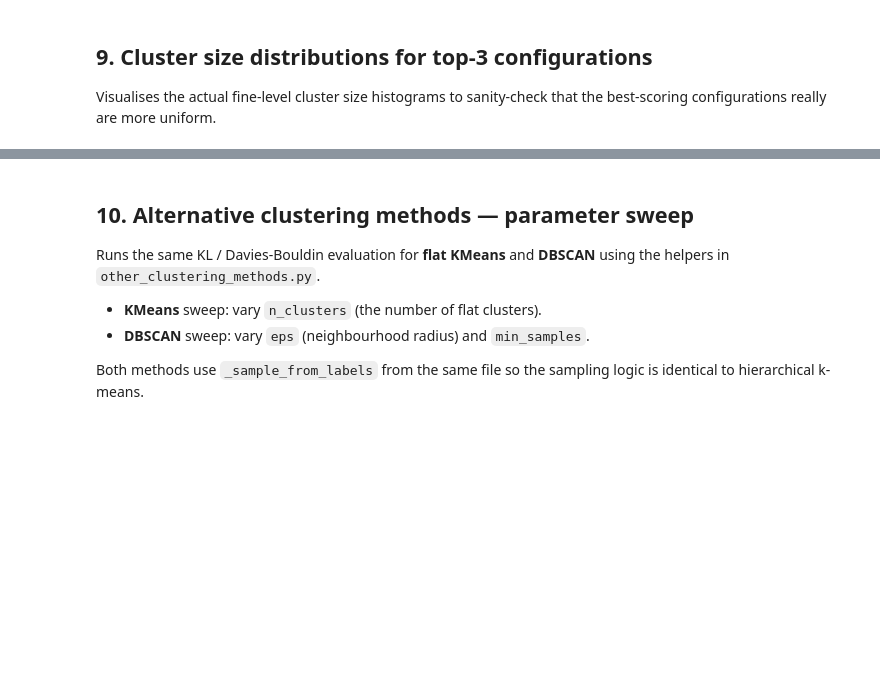
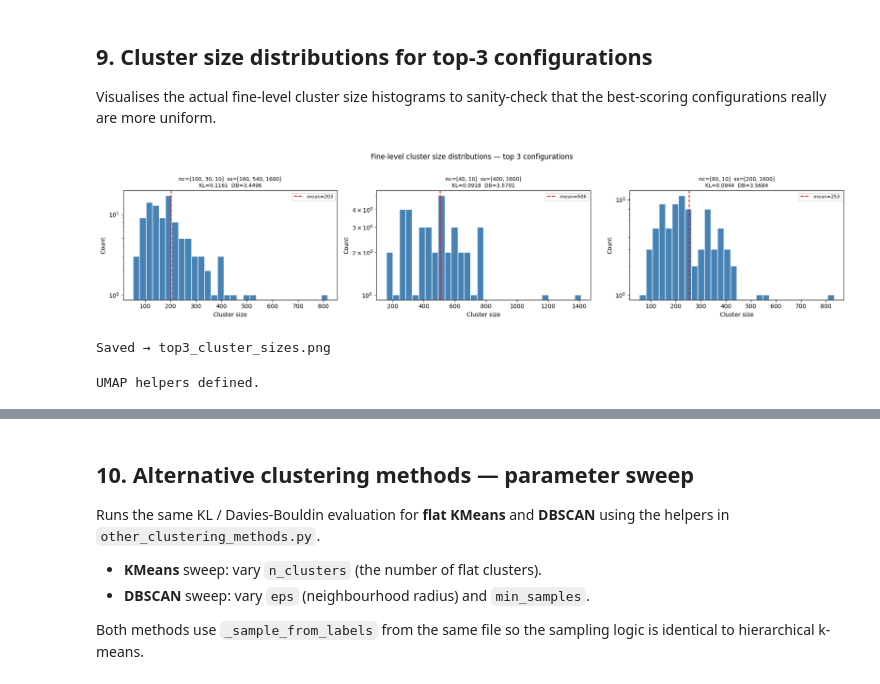
Before and after one commit to Micaet/WB2_Project, a Jupyter notebook: clustering_witk_kmeans_dbscan.ipynb, the cells around one changed output, grey strips where cells are left out. Cells and saved outputs as stored; diff of their text form; code cells hidden in the pictures; blank space fills up the shorter version.

```diff
--- a/clustering_witk_kmeans_dbscan.ipynb
+++ b/clustering_witk_kmeans_dbscan.ipynb
@@ -362,0 +336,36 @@ print(f"Grid size: {len(PARAM_GRID)} configurations")
+# %%
+PARAM_GRID = [
+    # ── Fix 1: sample_sizes scaled to actual cluster size ──────────────────
+    # With 16k samples / 150 fine clusters = ~108 avg size
+    # sample_size should be >= avg cluster size to actually resample effectively
+    ([150, 50, 10], [110, 325, 1600], 20),
+    ([150, 50, 10], [110, 325, 1600], 40),
+    ([100, 30, 10], [160, 540, 1600], 20),
+    ([100, 30, 10], [160, 540, 1600], 40),
+
+    # ── Fix 2: smaller fine level to reduce over-segmentation ───────────────
+    # 50-60 fine clusters for 16k samples = ~270-320 avg size, more coherent
+    ([60, 20, 10],  [270, 800, 1600], 20),
+    ([60, 20, 10],  [270, 800, 1600], 40),
+    ([50, 15, 10],  [325, 1000, 1600], 20),
+    ([50, 15, 10],  [325, 1000, 1600], 40),
+
+    # ── Fix 3: don't force coarse K=10, let it be K=15-20 ──────────────────
+    # Your 10 classes have substructure (indoor vs outdoor beach etc.)
+    ([100, 30, 15], [160, 540, 1000], 20),
+    ([100, 30, 20], [160, 540, 800],  20),
+    ([60,  20, 15], [270, 800, 1000], 20),
+    ([60,  20, 15], [270, 800, 1000], 40),
+
+    # ── Fix 4: high resamples on shallow configs for imbalanced data ────────
+    ([80, 10],  [200, 1600], 50),
+    ([60, 10],  [270, 1600], 50),
+    ([50, 10],  [325, 1600], 50),
+    ([40, 10],  [400, 1600], 50),
+
+    # ── Fix 5: 4-level with correct sample sizing ───────────────────────────
+    ([200, 80, 25, 10], [80,  200, 650, 1600], 20),
+    ([150, 60, 20, 10], [110, 270, 800, 1600], 20),
+    ([100, 40, 15, 10], [160, 400, 1000, 1600], 30),
+]
+print(f"Grid size: {len(PARAM_GRID)} configurations")
@@ -364,9 +375,10 @@ print(f"Grid size: {len(PARAM_GRID)} configurations")
 ## 6. Run the sweep
 # %%
 # Pre-convert embeddings to numpy once — reused for DB score every iteration
-embeddings_np = embeddings.numpy()
+embeddings_np = embeddings.cpu().numpy()
 
 results = []
+
 
 for n_clusters, sample_sizes, n_resamples in tqdm(PARAM_GRID, desc="Parameter sweep"):
     n_levels = len(n_clusters)
@@ -378,7 +390,7 @@ for n_clusters, sample_sizes, n_resamples in tqdm(PARAM_GRID, desc="Parameter sw
         set_seed(SEED)
 
         clusters_dict = hkmg.hierarchical_kmeans_with_resampling(
-            data=embeddings.to(device),
+            data=embeddings.cpu().float(),
             n_clusters=n_clusters,
             n_levels=n_levels,
             sample_sizes=sample_sizes,
@@ -513,34 +589,37 @@ for ax, (_, row) in zip(axes, top3.iterrows()):
     sample_sizes = eval(row["sample_sizes"])
     set_seed(SEED)
 
     clusters_dict = hkmg.hierarchical_kmeans_with_resampling(
-        data=embeddings.to(device),
+        data=embeddings.cpu().float(),
         n_clusters=n_clusters,
         n_levels=len(n_clusters),
         sample_sizes=sample_sizes,
         verbose=False,
     )
     cl = HierarchicalCluster.from_dict(clusters_dict)
     fine_labels = get_fine_level_labels(cl, len(skewed_ds))
     sizes = np.bincount(fine_labels)
 
     ax.hist(sizes, bins=30, color="steelblue", edgecolor="white")
     ax.set_yscale("log")
     ax.axvline(sizes.mean(), color="red", linestyle="--", label=f"mean={sizes.mean():.0f}")
     ax.set_title(
         f"nc={n_clusters}  ss={sample_sizes}\n"
         f"KL={row['kl_divergence']:.4f}  DB={row['davies_bouldin']:.4f}",
         fontsize=9,
     )
     ax.set_xlabel("Cluster size")
     ax.set_ylabel("Count")
     ax.legend(fontsize=8)
 
 plt.suptitle("Fine-level cluster size distributions — top 3 configurations", fontsize=12, y=1.02)
 plt.tight_layout()
 plt.savefig("top3_cluster_sizes.png", dpi=150, bbox_inches="tight")
 plt.show()
 print("Saved → top3_cluster_sizes.png")
+# %% [output]
+[figure, added]
+Saved → top3_cluster_sizes.png
 # %%
 try:
     import umap
@@ -548,9 +627,11 @@ except ImportError:
     raise ImportError("Install umap-learn:  pip install umap-learn")
 
 SYNSET_NAMES = [
-    "tench", "springer", "cassette", "chainsaw", "church",
-    "Fr. horn", "garbage truck", "gas pump", "golf ball", "parachute",
+    "airport_terminal", "beach", "bedroom", "canyon", "classroom",
+    "forest_path", "kitchen", "mountain", "office", "restaurant"
 ]
+
+
 
 def get_true_labels_for_subset(subset):
     """Remap raw ImageFolder class indices to contiguous 0..K-1."""
@@ -589,7 +670,7 @@ def visualize_clusters_umap(embeddings, true_labels, fine_labels, n_clusters, sa
     """
     print(f"UMAP projection for nc={n_clusters} ss={sample_sizes} ...", flush=True)
     reducer = umap.UMAP(n_components=2, random_state=seed, n_jobs=1, verbose=False)
-    emb_2d  = reducer.fit_transform(embeddings.numpy())
+    emb_2d  = reducer.fit_transform(embeddings.cpu().numpy())
 
     n_classes  = len(class_names)
     n_fine     = int(fine_labels.max()) + 1
@@ -634,6 +715,8 @@ def visualize_clusters_umap(embeddings, true_labels, fine_labels, n_clusters, sa
 
 
 print("UMAP helpers defined.")
+# %% [output]
+UMAP helpers defined.
 # %%
 # Re-run clustering with the best parameters
 best_n_clusters   = eval(best["n_clusters"])
```
Also changed, not shown: parts of 22 cells of this notebook, 4 other files.
